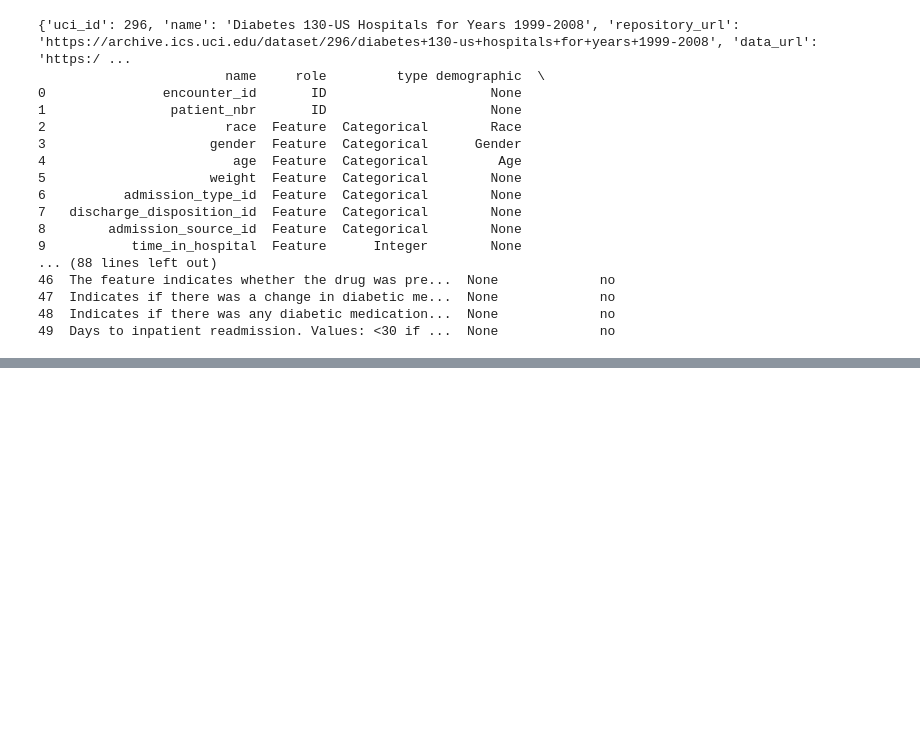
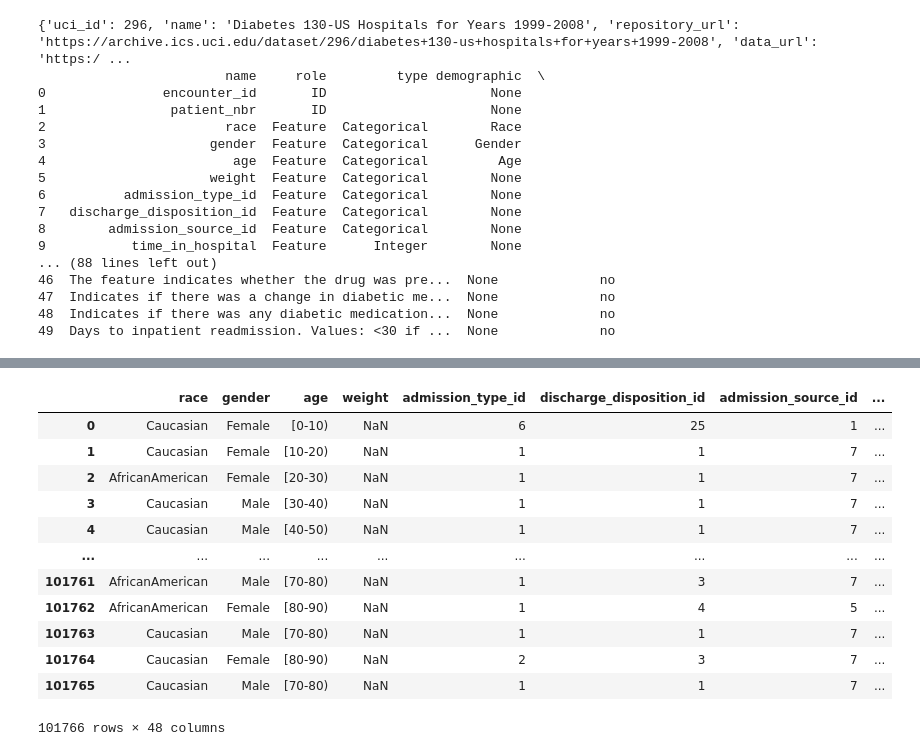
Before and after one commit to Kobyna/healthcare-data-portfolio, a Jupyter notebook: Project_3_Readmission_Prediction/notebook/analysis.ipynb, the cells around one changed output, grey strips where cells are left out. Saved outputs shown, nothing was run; the diff lists cells and outputs as text; code cells hidden in the pictures; blank space fills up the shorter version.

```diff
--- a/Project_3_Readmission_Prediction/notebook/analysis.ipynb
+++ b/Project_3_Readmission_Prediction/notebook/analysis.ipynb
@@ -24,17 +14,17 @@ Note: you may need to restart the kernel to use updated packages.
 from ucimlrepo import fetch_ucirepo
 
 # fetch dataset
-diabetes_130_us_hospitals_for_years_1999_2008 = fetch_ucirepo(id=296)
+df = fetch_ucirepo(id=296)
 
 # data (as pandas dataframes)
-X = diabetes_130_us_hospitals_for_years_1999_2008.data.features
-y = diabetes_130_us_hospitals_for_years_1999_2008.data.targets
+X = df.data.features
+y = df.data.targets
 
 # metadata
-print(diabetes_130_us_hospitals_for_years_1999_2008.metadata)
+print(df.metadata)
 
 # variable information
-print(diabetes_130_us_hospitals_for_years_1999_2008.variables)
+print(df.variables)
 # %% [output]
 {'uci_id': 296, 'name': 'Diabetes 130-US Hospitals for Years 1999-2008', 'repository_url': 'https://archive.ics.uci.edu/dataset/296/diabetes+130-us+hospitals+for+years+1999-2008', 'data_url': 'https:/ ...
                         name     role         type demographic  \
@@ -90,0 +97,19 @@ df.shape
+# %%
+# Replace '?' with NaN
+df.replace('?', pd.NA, inplace=True)
+# %%
+df
+# %% [output]
+|  | race | gender | age | weight | admission_type_id | discharge_disposition_id | admission_source_id | ... |
+| 0 | Caucasian | Female | [0-10) | NaN | 6 | 25 | 1 | ... |
+| 1 | Caucasian | Female | [10-20) | NaN | 1 | 1 | 7 | ... |
+| 2 | AfricanAmerican | Female | [20-30) | NaN | 1 | 1 | 7 | ... |
+| 3 | Caucasian | Male | [30-40) | NaN | 1 | 1 | 7 | ... |
+| 4 | Caucasian | Male | [40-50) | NaN | 1 | 1 | 7 | ... |
+| ... | ... | ... | ... | ... | ... | ... | ... | ... |
+| 101761 | AfricanAmerican | Male | [70-80) | NaN | 1 | 3 | 7 | ... |
+| 101762 | AfricanAmerican | Female | [80-90) | NaN | 1 | 4 | 5 | ... |
+| 101763 | Caucasian | Male | [70-80) | NaN | 1 | 1 | 7 | ... |
+| 101764 | Caucasian | Female | [80-90) | NaN | 2 | 3 | 7 | ... |
+| 101765 | Caucasian | Male | [70-80) | NaN | 1 | 1 | 7 | ... |
+101766 rows × 48 columns
```
Also changed, not shown: parts of 22 cells of this notebook.
